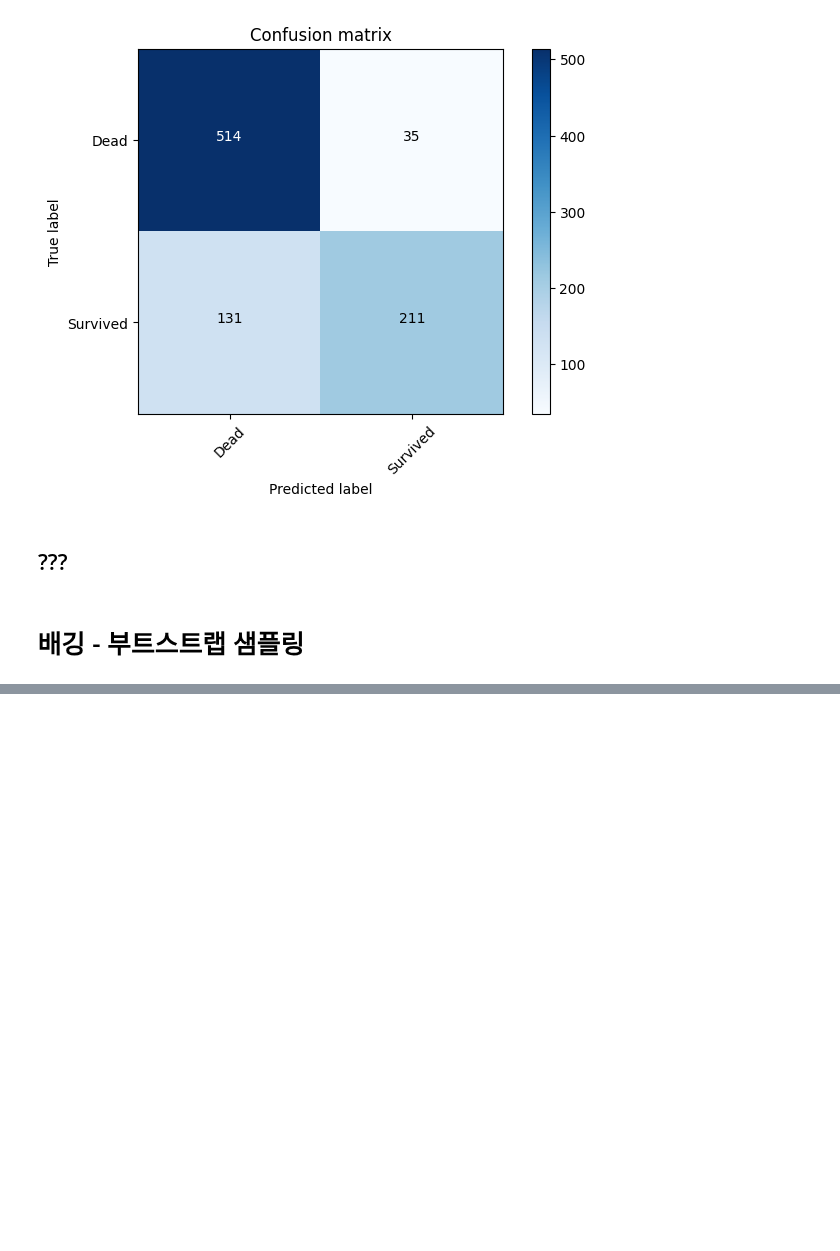
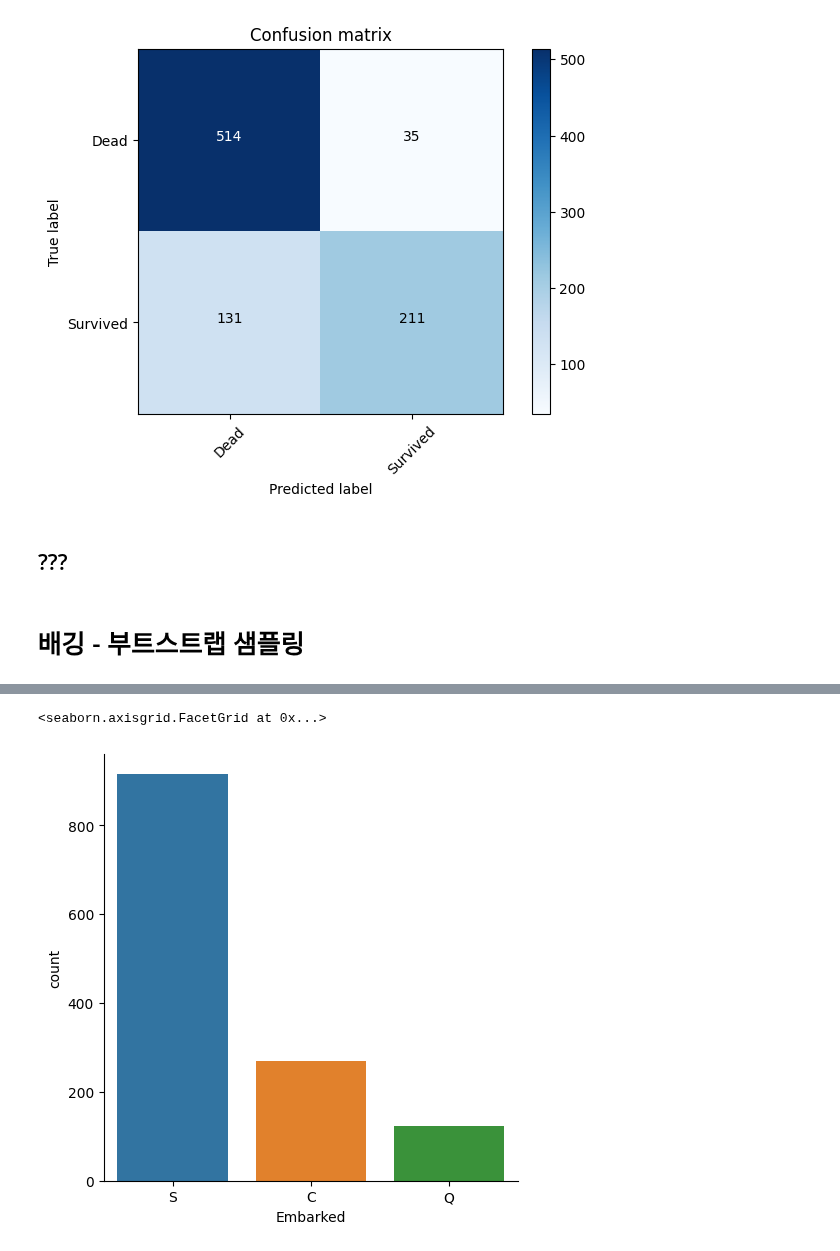
Before and after one commit to bloblog/TIL, a Jupyter notebook: MLDL_Transcription.ipynb, the cells around one changed output, grey strips where cells are left out. Drawn from its saved outputs; the diff is of its cells as text; code cells hidden in the pictures; blank space fills up the shorter version.

```diff
--- a/MLDL_Transcription.ipynb
+++ b/MLDL_Transcription.ipynb
@@ -728,0 +735,3 @@ plot_confusion_matrix(cnf_matrix, classes=class_names)
+# %%
+train = pd.read_csv('train.csv')
+train.head()
@@ -728,0 +745,3 @@ plot_confusion_matrix(cnf_matrix, classes=class_names)
+# %%
+test = pd.read_csv('test.csv')
+test.head()
@@ -728,0 +798,3 @@ plot_confusion_matrix(cnf_matrix, classes=class_names)
+# %%
+all = pd.concat([train, test], sort = False)
+all.info()
@@ -728,0 +821,5 @@ plot_confusion_matrix(cnf_matrix, classes=class_names)
+# %%
+# 결측값 -> 중앙값으로 대체
+all['Age'] = all['Age'].fillna(value = all['Age'].median())
+all['Fare'] = all['Fare'].fillna(value = all['Age'].median())
+all.info()
@@ -728,0 +846,5 @@ plot_confusion_matrix(cnf_matrix, classes=class_names)
+# %%
+sns.catplot(x = 'Embarked', kind = 'count', data = all)
+# %% [output]
+<seaborn.axisgrid.FacetGrid at 0x...>
+[figure, added]
```
Also changed, not shown: parts of 26 cells of this notebook, 3 other files.
